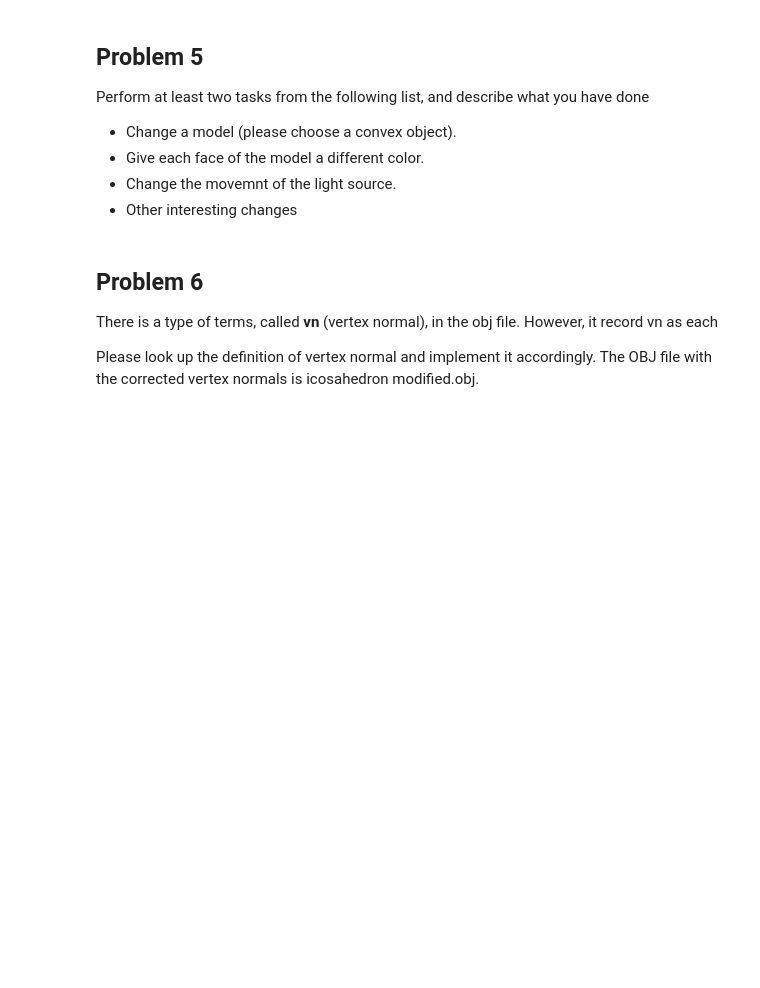
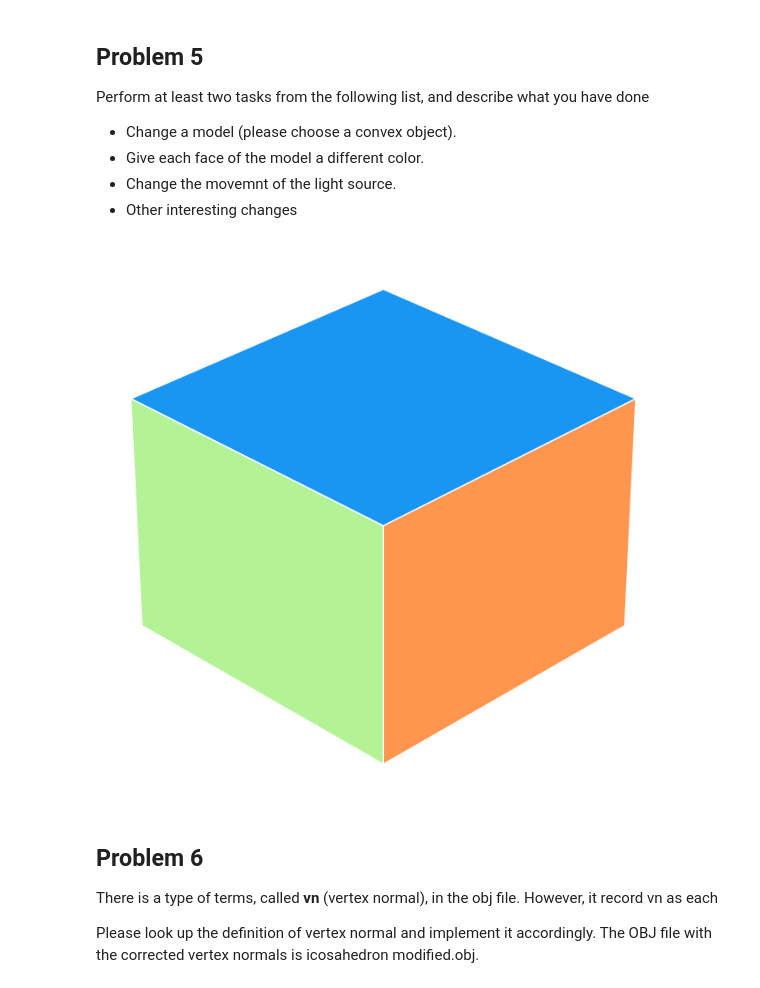
Before and after one commit to rein9817/linear-algebra, a Jupyter notebook: HW3_110062272.ipynb, the cells around one changed output. Saved outputs shown, nothing was run; the diff lists cells and outputs as text; code cells hidden in the pictures; blank space fills up the shorter version.

```diff
--- a/HW3_110062272.ipynb
+++ b/HW3_110062272.ipynb
@@ -31,14 +35,11 @@ def compute_normal(P1: tuple, P2: tuple, P3: tuple):
         Compute the normal vector, given P1, P2, P3 in counter-clockwise order.
     """
 
-    # Compute vectors representing edges of the triangle
-    v1 =
-    v2 =
-
-    # Compute the cross product of the edges to get the normal vector
-    normal =
-
-    return normal
+    P1, P2, P3 = np.array(P1), np.array(P2), np.array(P3)
+    v1 = P2 - P1
+    v2 = P3 - P1
+    normal = np.cross(v1, v2)
+    return normal / np.linalg.norm(normal)
 # %%
 # [TODO]
 def visible(face_normal: np.ndarray, lookat: np.ndarray):
@@ -130,3 +91,49 @@ plt.savefig(fname)
+# %%
+# vertices, faces = read_obj_file('icosahedron_modified.obj')
+vertices, faces = read_obj_file('HW3_inputQ5.obj')
+
+def plot_icosahedron(vertices, faces):
+    faces = faces - 1
+
+    fig = plt.figure(figsize=(8, 8))
+    ax = plt.axes(projection='3d')
+    ax.set_axis_off()
+    ax.view_init(azim=45, elev=30)
+
+    colors = plt.cm.rainbow(np.linspace(0, 1, len(faces)))
+
+    face_colors = []
+    for i, face in enumerate(faces):
+        verts = vertices[face]
+        normal = compute_normal(verts[0], verts[1], verts[2])
+        face_colors.append(colors[i])
+
+    poly3d = Poly3DCollection([vertices[face] for face in faces])
+    poly3d.set_facecolors(face_colors)
+    poly3d.set_edgecolor('white')
+    ax.add_collection3d(poly3d)
+
+    all_points = np.vstack([vertices[face] for face in faces])
+    x_min, x_max = all_points[:,0].min(), all_points[:,0].max()
+    y_min, y_max = all_points[:,1].min(), all_points[:,1].max()
+    z_min, z_max = all_points[:,2].min(), all_points[:,2].max()
+
+    max_range = max(x_max-x_min, y_max-y_min, z_max-z_min)
+    mid_x = (x_max + x_min) * 0.5
+    mid_y = (y_max + y_min) * 0.5
+    mid_z = (z_max + z_min) * 0.5
+
+    ax.set_xlim(mid_x - max_range/2, mid_x + max_range/2)
+    ax.set_ylim(mid_y - max_range/2, mid_y + max_range/2)
+    ax.set_zlim(mid_z - max_range/2, mid_z + max_range/2)
+
+plot_icosahedron(vertices, faces)
+
+studentID = '110062272'  # replace to your own studentID!
+fname = f'HW3_{studentID}.png'
+plt.savefig(fname)
+# %% [output]
+[figure, added]
 # %% [markdown]
 ## Problem 6
 There is a type of terms, called **vn** (vertex normal), in the obj file.
```
Also changed, not shown: parts of 8 cells of this notebook, 2 other files.
